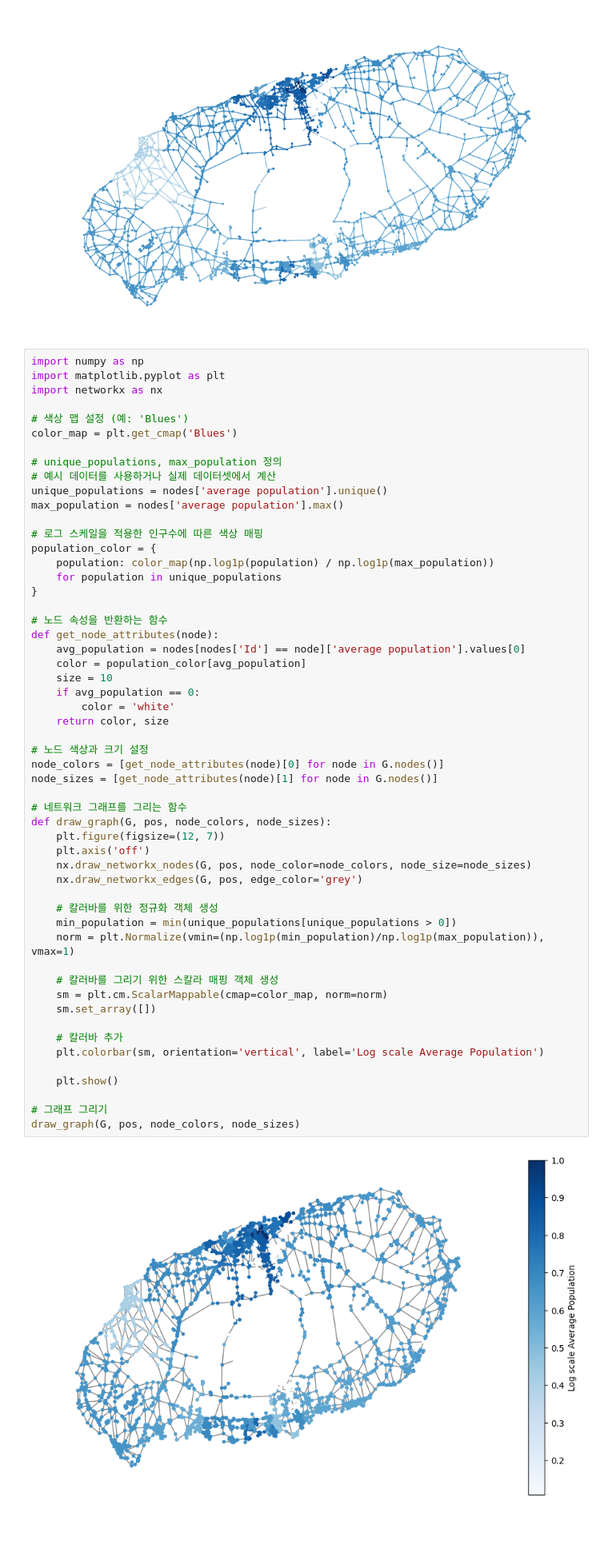
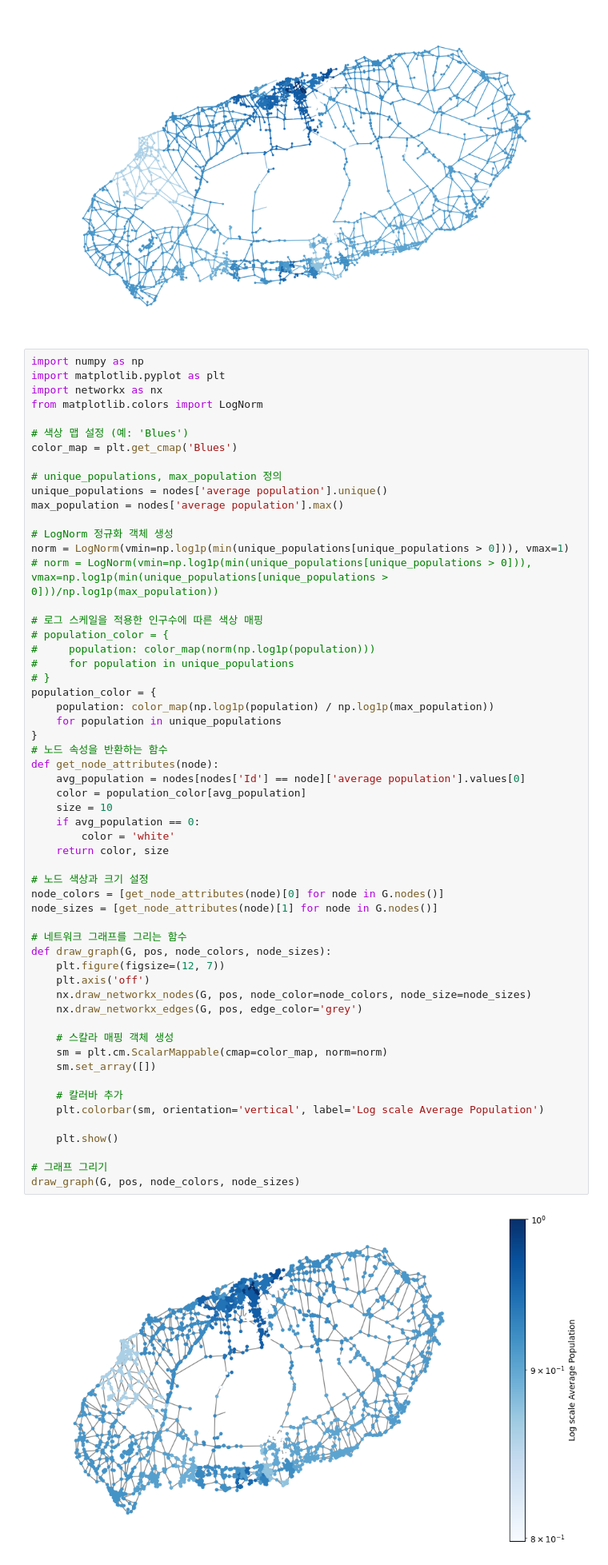
Before and after one commit to DongmyeongBack/road_network, a Jupyter notebook: road_population.ipynb, the cells around one changed output. Shown at 80% size. Cells and saved outputs as stored; diff of their text form; blank space fills up the shorter version.

```diff
--- a/road_population.ipynb
+++ b/road_population.ipynb
@@ -694,55 +694,58 @@ draw_graph(G, pos, node_colors, node_sizes, edge_colors)
 import numpy as np
 import matplotlib.pyplot as plt
 import networkx as nx
+from matplotlib.colors import LogNorm
 
 # 색상 맵 설정 (예: 'Blues')
 color_map = plt.get_cmap('Blues')
 
 # unique_populations, max_population 정의
-# 예시 데이터를 사용하거나 실제 데이터셋에서 계산
 unique_populations = nodes['average population'].unique()
 max_population = nodes['average population'].max()
 
+# LogNorm 정규화 객체 생성
+norm = LogNorm(vmin=np.log1p(min(unique_populations[unique_populations > 0])), vmax=1)
+# norm = LogNorm(vmin=np.log1p(min(unique_populations[unique_populations > 0])), vmax=np.log1p(min(unique_populations[unique_populations > 0]))/np.log1p(max_population))
+
 # 로그 스케일을 적용한 인구수에 따른 색상 매핑
+# population_color = {
+#     population: color_map(norm(np.log1p(population)))
+#     for population in unique_populations
+# }
 population_color = {
     population: color_map(np.log1p(population) / np.log1p(max_population))
     for population in unique_populations
 }
-
 # 노드 속성을 반환하는 함수
 def get_node_attributes(node):
     avg_population = nodes[nodes['Id'] == node]['average population'].values[0]
     color = population_color[avg_population]
     size = 10
     if avg_population == 0:
         color = 'white'
     return color, size
 
 # 노드 색상과 크기 설정
 node_colors = [get_node_attributes(node)[0] for node in G.nodes()]
 node_sizes = [get_node_attributes(node)[1] for node in G.nodes()]
 
 # 네트워크 그래프를 그리는 함수
 def draw_graph(G, pos, node_colors, node_sizes):
     plt.figure(figsize=(12, 7))
     plt.axis('off')
     nx.draw_networkx_nodes(G, pos, node_color=node_colors, node_size=node_sizes)
     nx.draw_networkx_edges(G, pos, edge_color='grey')
 
-    # 칼러바를 위한 정규화 객체 생성
-    min_population = min(unique_populations[unique_populations > 0])
-    norm = plt.Normalize(vmin=(np.log1p(min_population)/np.log1p(max_population)), vmax=1)
-
-    # 칼러바를 그리기 위한 스칼라 매핑 객체 생성
+    # 스칼라 매핑 객체 생성
     sm = plt.cm.ScalarMappable(cmap=color_map, norm=norm)
     sm.set_array([])
 
     # 칼러바 추가
     plt.colorbar(sm, orientation='vertical', label='Log scale Average Population')
 
     plt.show()
 
 # 그래프 그리기
 draw_graph(G, pos, node_colors, node_sizes)
 # %% [output]
-[figure, old version]
+[figure, new version]
```
Also changed, not shown: parts of 3 cells of this notebook.
